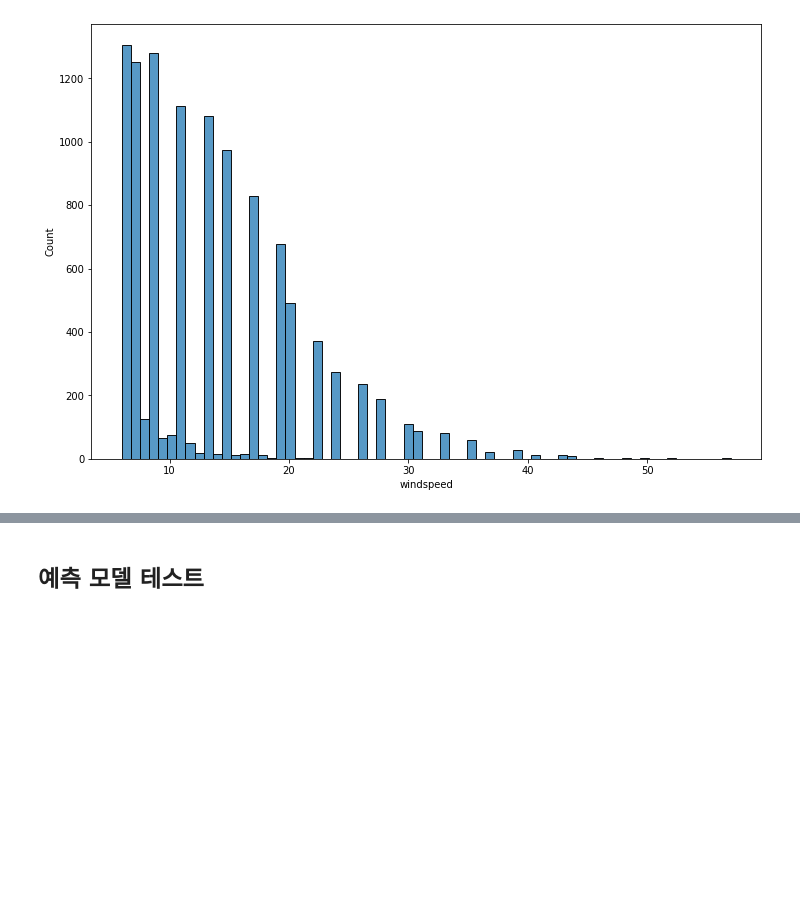
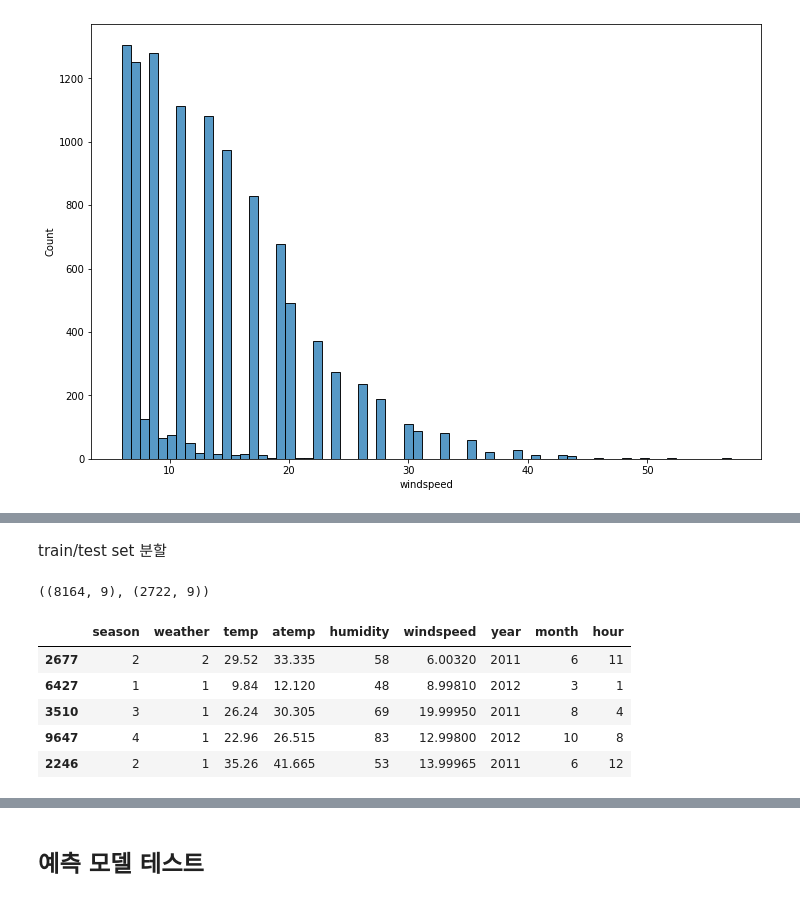
Before and after one commit to chssong/bike-sharing-demand, a Jupyter notebook: bike_sharing_demand.ipynb, the cells around one changed output, grey strips where cells are left out. Saved outputs shown, nothing was run; the diff lists cells and outputs as text; code cells hidden in the pictures; blank space fills up the shorter version.

```diff
--- a/bike_sharing_demand.ipynb
+++ b/bike_sharing_demand.ipynb
@@ -281,8 +268,8 @@ plt.show()
 # %%
-x_train = [
+features = [
     'season',
-    'holiday',
-    'workingday',
+    #'holiday',
+    #'workingday',
     'weather',
     'temp',
     'atemp',
@@ -290,7 +277,6 @@ x_train = [
     'windspeed',
     'year',
     'month',
-    'day'
-    'hour',
-    'dayofweek'
+    #'day',
+    'hour'
 ]
@@ -298,0 +283,2 @@ y_train = 'count'
+# %% [markdown]
+train/test set 분할
@@ -298,0 +287,18 @@ y_train = 'count'
+# %%
+x_features= train_data[features]
+y_target = train_data['count']
+# %%
+x_train, x_test, y_train, y_test = train_test_split(x_features, y_target, test_size=0.25)
+# %%
+x_train.shape, x_test.shape
+# %% [output]
+((8164, 9), (2722, 9))
+# %%
+x_train.head()
+# %% [output]
+|  | season | weather | temp | atemp | humidity | windspeed | year | month | hour |
+| 2677 | 2 | 2 | 29.52 | 33.335 | 58 | 6.00320 | 2011 | 6 | 11 |
+| 6427 | 1 | 1 | 9.84 | 12.120 | 48 | 8.99810 | 2012 | 3 | 1 |
+| 3510 | 3 | 1 | 26.24 | 30.305 | 69 | 19.99950 | 2011 | 8 | 4 |
+| 9647 | 4 | 1 | 22.96 | 26.515 | 83 | 12.99800 | 2012 | 10 | 8 |
+| 2246 | 2 | 1 | 35.26 | 41.665 | 53 | 13.99965 | 2011 | 6 | 12 |
```
Also changed, not shown: parts of 73 cells of this notebook.
